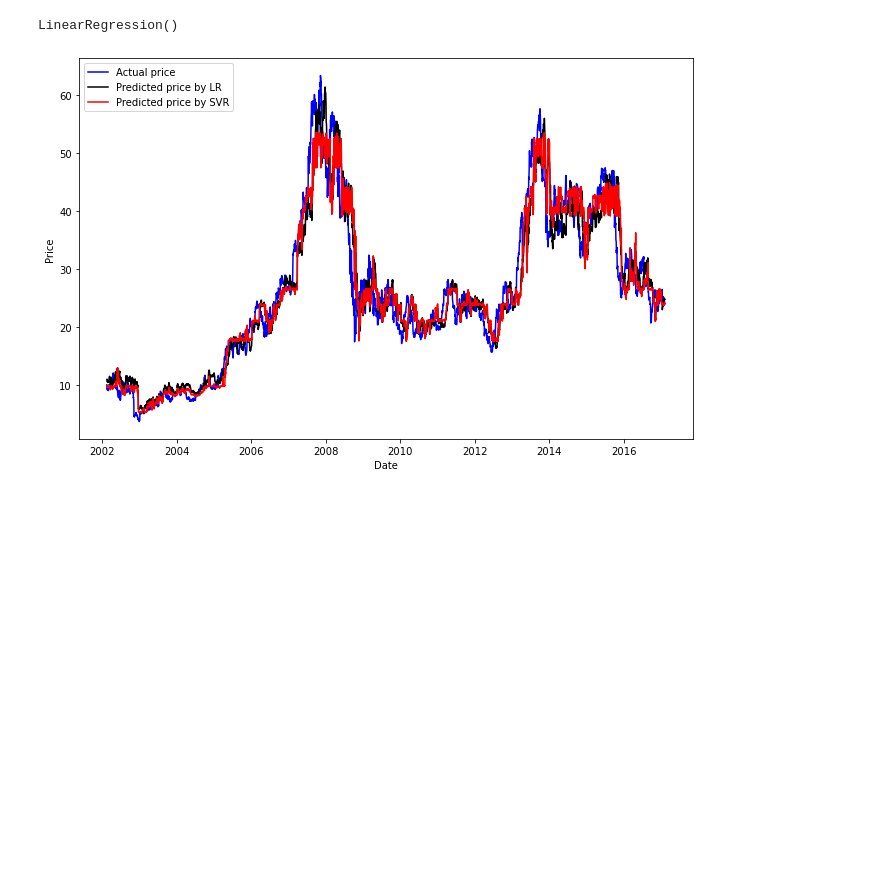
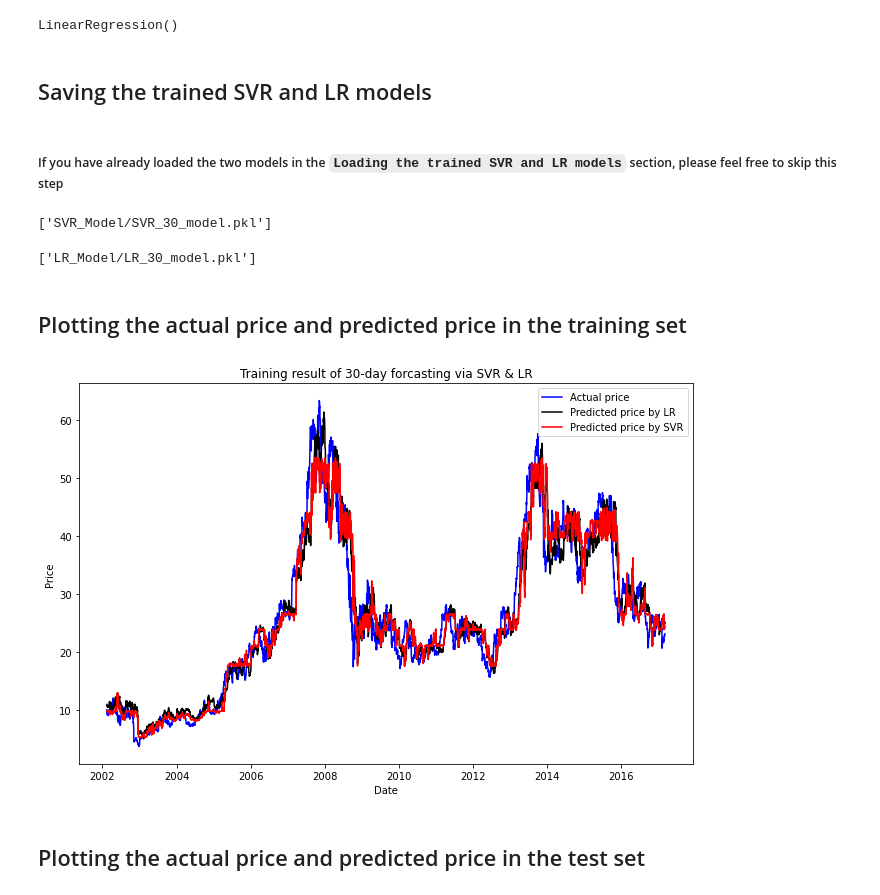
Before and after one commit to zhaoshengEE/Stock_Price_Forecasting, a Jupyter notebook: SVR2.0_30.ipynb, the cells around one changed output. Saved outputs shown, nothing was run; the diff lists cells and outputs as text; code cells hidden in the pictures; blank space fills up the shorter version.

```diff
--- a/SVR2.0_30.ipynb
+++ b/SVR2.0_30.ipynb
@@ -99,2 +118,5 @@ Y = np.array(df['target_close_price'])
 # %%
-x_train, x_test, y_train, y_test = X[:3773], X[3773:], Y[:3773], Y[3773:]
+x_train, x_test, y_train, y_test = train_test_split(X, Y, test_size = 0.2, shuffle = False)
+# %%
+dates_training = pd.to_datetime(df.index[:len(x_train)])
+dates_test = pd.to_datetime(df.index[len(x_train):])
@@ -110,15 +146,33 @@ LR = LinearRegression()
 LR.fit(x_train, y_train)
 # %% [output]
 LinearRegression()
+# %% [markdown]
+## Saving the trained SVR and LR models
+# %% [markdown]
+##### If you have already loaded the two models in the `Loading the trained SVR and LR models` section, please feel free to skip this step
+# %%
+joblib.dump(SVR_RBF, "SVR_Model/SVR_30_model.pkl")
+# %% [output]
+['SVR_Model/SVR_30_model.pkl']
+# %%
+joblib.dump(LR, "LR_Model/LR_30_model.pkl")
+# %% [output]
+['LR_Model/LR_30_model.pkl']
+# %% [markdown]
+## Plotting the actual price and predicted price in the training set
 # %%
-plt.figure(figsize = (11,7))
+plt.figure(figsize = (11, 7))
 plt.plot(dates_training, y_train, color= 'blue', label= 'Actual price')
 plt.plot(dates_training, LR.predict(x_train), color= 'black', label= 'Predicted price by LR')
 plt.plot(dates_training, SVR_RBF.predict(x_train), color= 'red', label= 'Predicted price by SVR')
 plt.xlabel('Date')
 plt.ylabel('Price')
+plt.title('Training result of 30-day forcasting via SVR & LR')
 plt.legend()
+plt.savefig('img/SVR_30_training_result.png')
 plt.show()
 # %% [output]
-[figure, old version]
+[figure, new version]
+# %% [markdown]
+## Plotting the actual price and predicted price in the test set
 # %%
```
Also changed, not shown: parts of 59 cells of this notebook.
